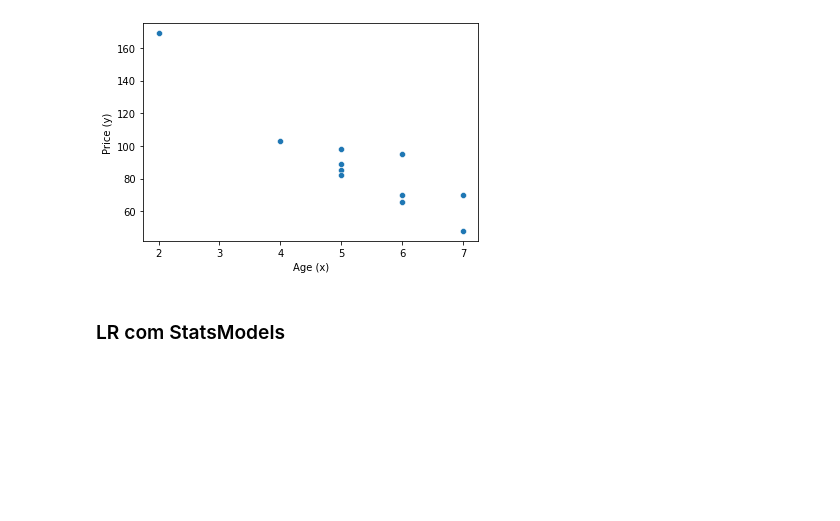
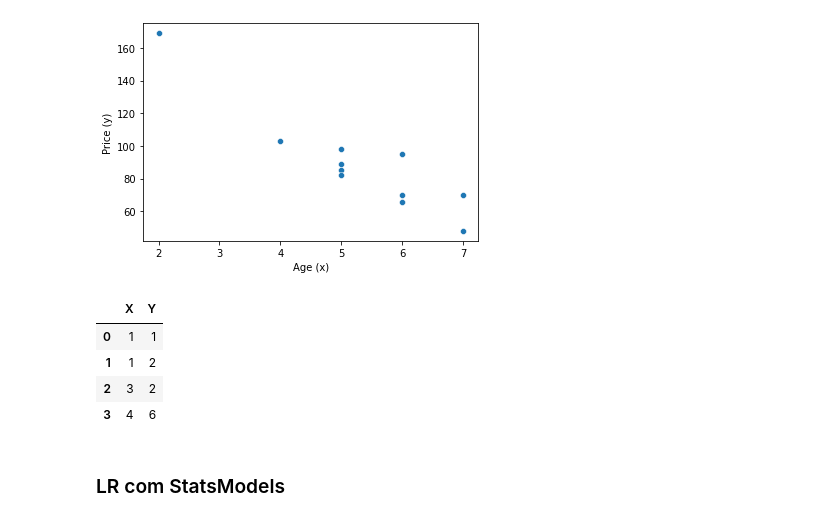
Before and after one commit to ViniciusNalaSantos/ML_HousePricesAlgoritm, a Jupyter notebook: housepricesalgoritm.ipynb, the cells around one changed output. Saved outputs shown, nothing was run; the diff lists cells and outputs as text; code cells hidden in the pictures; blank space fills up the shorter version.

```diff
--- a/housepricesalgoritm.ipynb
+++ b/housepricesalgoritm.ipynb
@@ -574,6 +462,19 @@ sns.scatterplot(data=sample, x='Age (x)', y='Price (y)')
 # %% [output]
 <AxesSubplot:xlabel='Age (x)', ylabel='Price (y)'>
 [figure]
+# %%
+x = np.array([1, 1, 3, 4])
+y = np.array([1, 2, 2, 6])
+data2 = np.stack((x, y), axis=1)
+
+sample2 = pd.DataFrame(data=data2, columns=['X', 'Y'])
+sample2
+# %% [output]
+|  | X | Y |
+| 0 | 1 | 1 |
+| 1 | 1 | 2 |
+| 2 | 3 | 2 |
+| 3 | 4 | 6 |
 # %% [markdown]
 ### LR com StatsModels
 # %%
```
Also changed, not shown: parts of 24 cells of this notebook.
